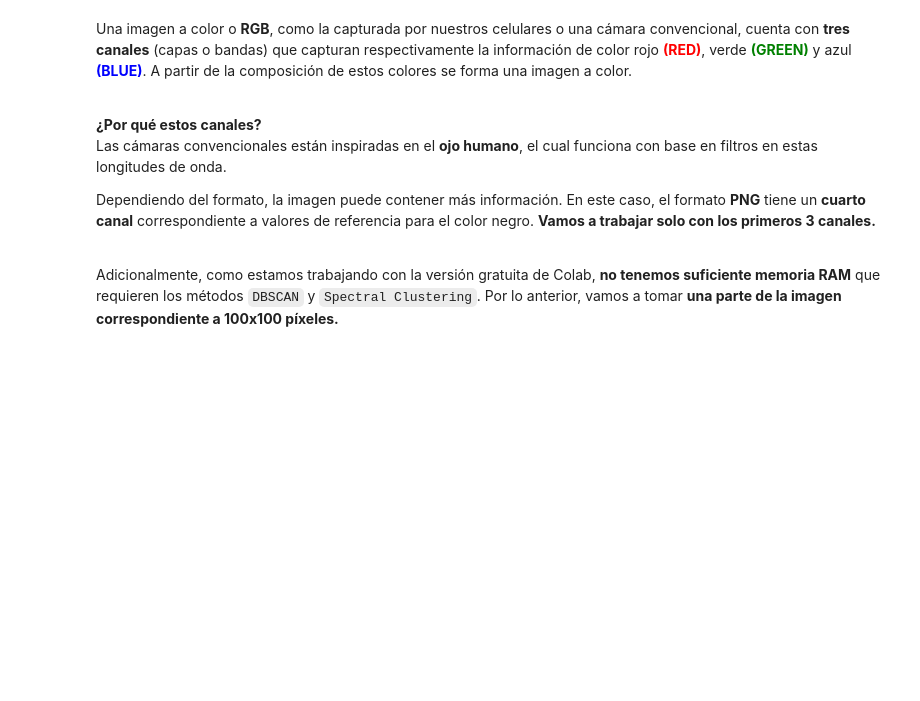
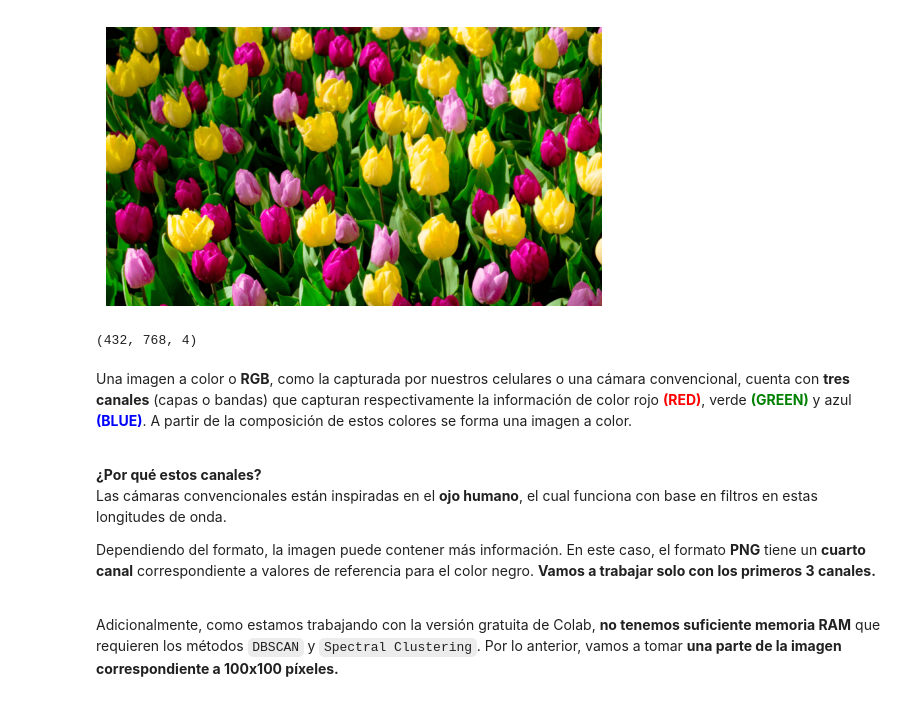
Before and after one commit to scuartasr/aprendmaq_pract_3, a Jupyter notebook: Cuadernos/13_Clustering_ParteIV_GuiaClase.ipynb, the cells around one changed output. Cells and saved outputs as stored; diff of their text form; code cells hidden in the pictures; blank space fills up the shorter version.

```diff
--- a/Cuadernos/13_Clustering_ParteIV_GuiaClase.ipynb
+++ b/Cuadernos/13_Clustering_ParteIV_GuiaClase.ipynb
@@ -32,6 +26,16 @@ import matplotlib.pyplot as plt
+# %%
+#Leemos la imagen RGB
+img = plt.imread('../Datos/imgflowers.png')
+plt.imshow(img)
+plt.axis('off')
+plt.show()
+# %% [output]
+[figure, added]
 # %%
 #Revisemos las dimensiones de los datos
 img.shape
+# %% [output]
+(432, 768, 4)
 # %% [markdown]
 Una imagen a color o **RGB**, como la capturada por nuestros celulares o una cámara convencional, cuenta con **tres canales** (capas o bandas) que capturan respectivamente la información de color rojo <font color="red"><b>(RED)</b></font>, verde <font color="green"><b>(GREEN)</b></font> y azul <font color="blue"><b>(BLUE)</b></font>. A partir de la composición de estos colores se forma una imagen a color.
 
```
Also changed, not shown: parts of 18 cells of this notebook.
